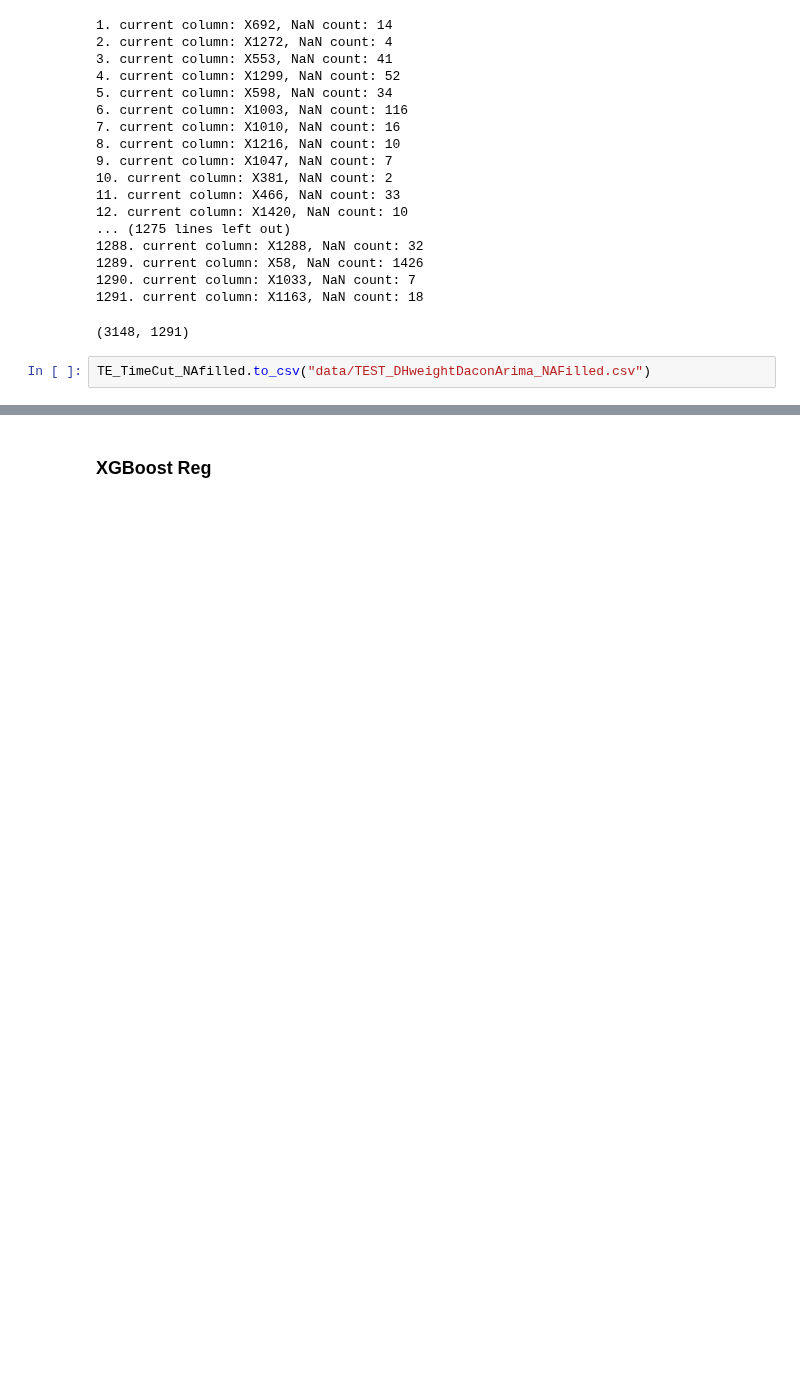
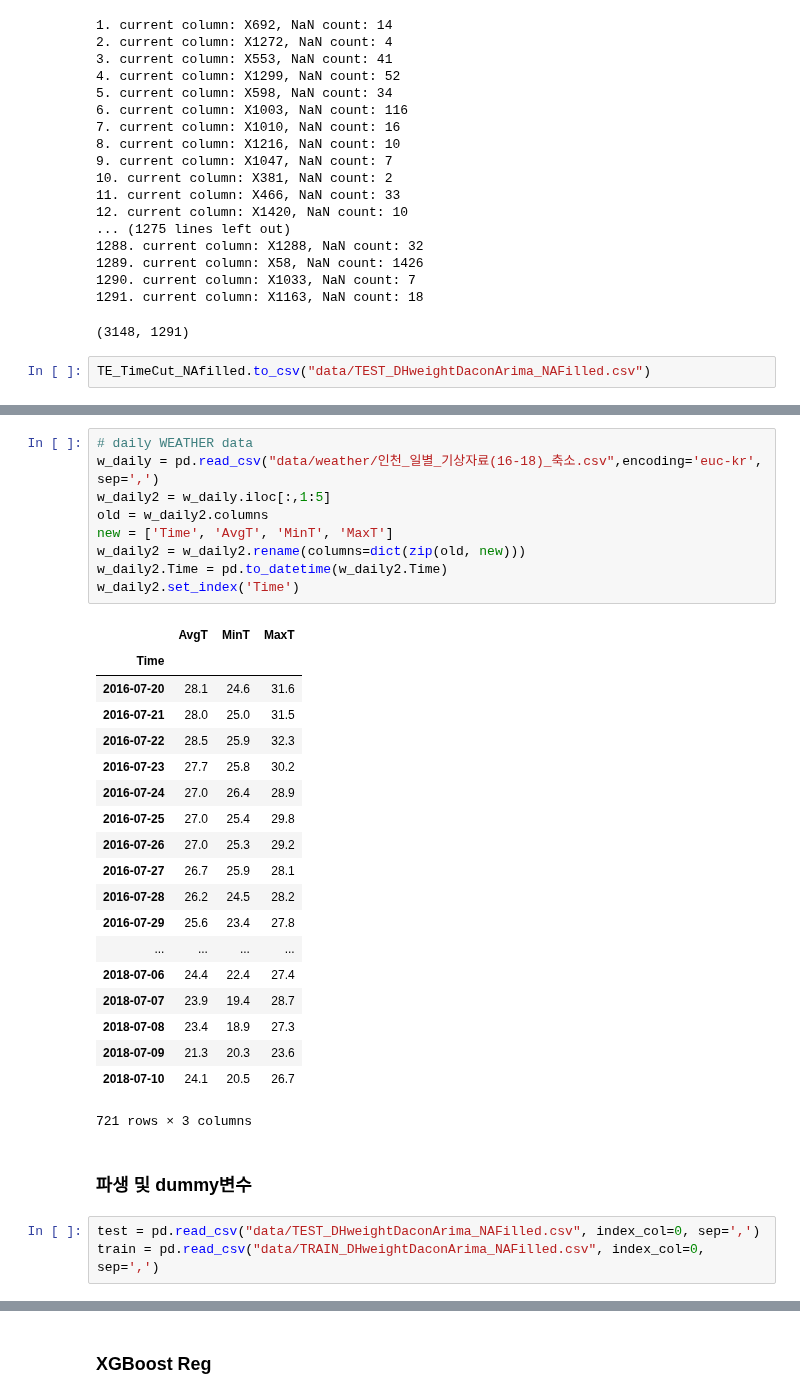
Before and after one commit to yagippi27/DACON_CONTEST_2019, a Jupyter notebook: SOOMIN/MEDIUM_XGB-Copy1.ipynb, the cells around one changed output, grey strips where cells are left out. Saved outputs shown, nothing was run; the diff lists cells and outputs as text; blank space fills up the shorter version.

```diff
--- a/SOOMIN/MEDIUM_XGB-Copy1.ipynb
+++ b/SOOMIN/MEDIUM_XGB-Copy1.ipynb
@@ -107,0 +139,34 @@ TR_TimeCut_NAfilled.to_csv("data/TEST_DHweightDaconArima_NAFilled.csv")
+# %%
+# daily WEATHER data
+w_daily = pd.read_csv("data/weather/인천_일별_기상자료(16-18)_축소.csv",encoding='euc-kr', sep=',')
+w_daily2 = w_daily.iloc[:,1:5]
+old = w_daily2.columns
+new = ['Time', 'AvgT', 'MinT', 'MaxT']
+w_daily2 = w_daily2.rename(columns=dict(zip(old, new)))
+w_daily2.Time = pd.to_datetime(w_daily2.Time)
+w_daily2.set_index('Time')
+# %% [output]
+|  | AvgT | MinT | MaxT |
+| Time |  |  |  |
+| 2016-07-20 | 28.1 | 24.6 | 31.6 |
+| 2016-07-21 | 28.0 | 25.0 | 31.5 |
+| 2016-07-22 | 28.5 | 25.9 | 32.3 |
+| 2016-07-23 | 27.7 | 25.8 | 30.2 |
+| 2016-07-24 | 27.0 | 26.4 | 28.9 |
+| 2016-07-25 | 27.0 | 25.4 | 29.8 |
+| 2016-07-26 | 27.0 | 25.3 | 29.2 |
+| 2016-07-27 | 26.7 | 25.9 | 28.1 |
+| 2016-07-28 | 26.2 | 24.5 | 28.2 |
+| 2016-07-29 | 25.6 | 23.4 | 27.8 |
+| ... | ... | ... | ... |
+| 2018-07-06 | 24.4 | 22.4 | 27.4 |
+| 2018-07-07 | 23.9 | 19.4 | 28.7 |
+| 2018-07-08 | 23.4 | 18.9 | 27.3 |
+| 2018-07-09 | 21.3 | 20.3 | 23.6 |
+| 2018-07-10 | 24.1 | 20.5 | 26.7 |
+721 rows × 3 columns
+# %% [markdown]
+### 파생 및 dummy변수
+# %%
+test = pd.read_csv("data/TEST_DHweightDaconArima_NAFilled.csv", index_col=0, sep=',')
+train = pd.read_csv("data/TRAIN_DHweightDaconArima_NAFilled.csv", index_col=0, sep=',')
```
Also changed, not shown: parts of 9 cells of this notebook, 6 other files.
